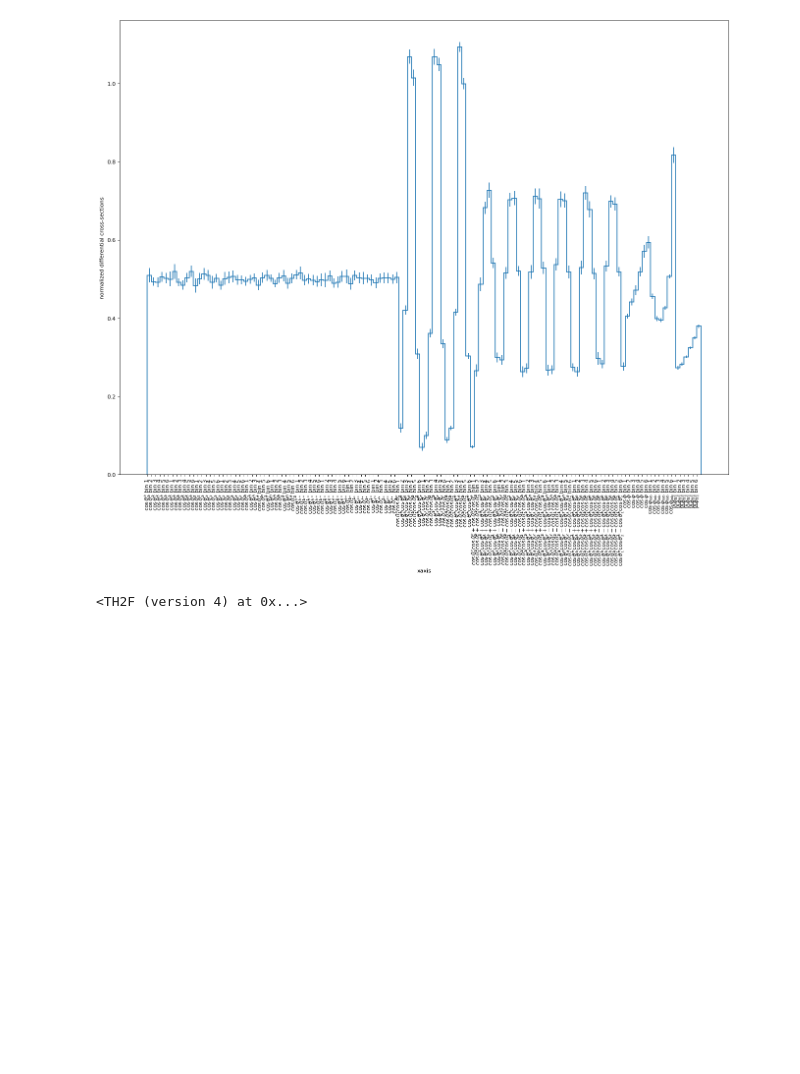
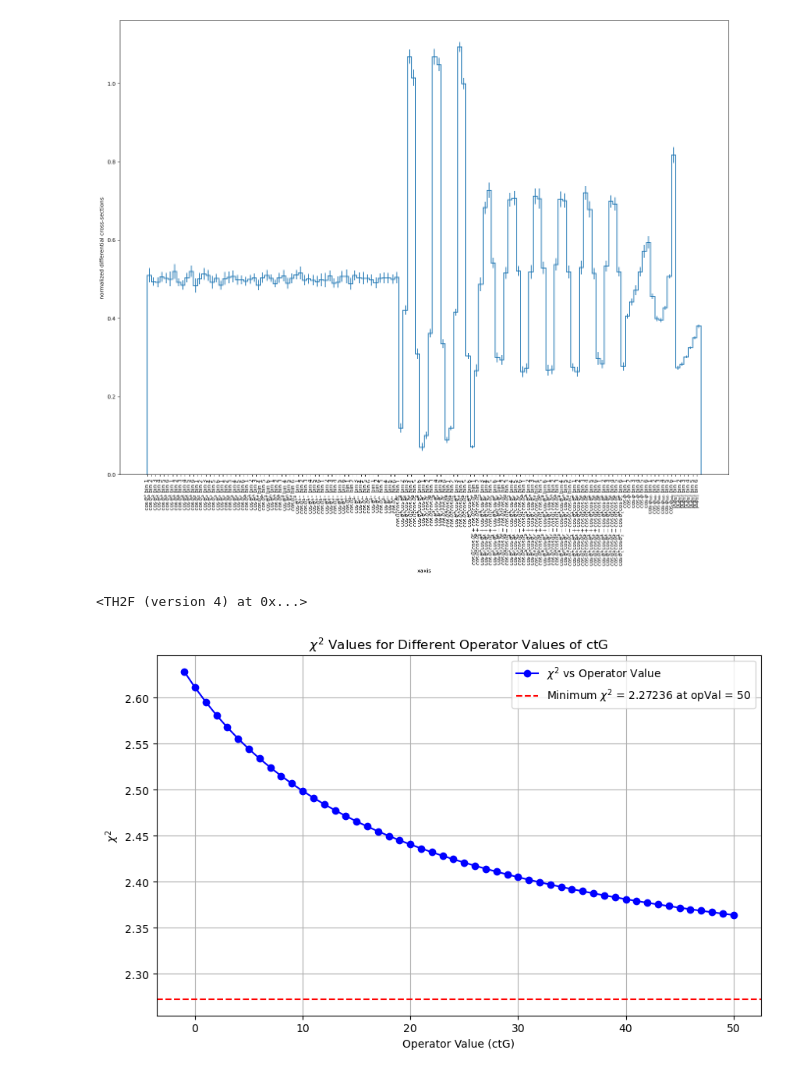
Before and after one commit to holytpk/EFTFitter, a Jupyter notebook: exec/convert_csv_root.ipynb, the cells around one changed output. Cells and saved outputs as stored; diff of their text form; code cells hidden in the pictures; blank space fills up the shorter version.

```diff
--- a/exec/convert_csv_root.ipynb
+++ b/exec/convert_csv_root.ipynb
@@ -337,3 +385,30 @@ file_cov = uproot.open('covariance_matrix/statistical_covariance_matrix.root')
 file_cov['covariance_matrix;1']
 # %% [output]
 <TH2F (version 4) at 0x...>
+# %%
+import matplotlib.pyplot as plt
+
+# Data for operator values and corresponding chi2 values
+op_values = list(range(-1, 51))
+chi2_values = [
+    2.62851, 2.61121, 2.59544, 2.58102, 2.56777, 2.55557, 2.54429, 2.53384, 2.52412, 2.51506,
+    2.50659, 2.49867, 2.49123, 2.48424, 2.47765, 2.47144, 2.46557, 2.46002, 2.45475, 2.44975,
+    2.445, 2.44048, 2.43617, 2.43206, 2.42813, 2.42438, 2.42079, 2.41735, 2.41406, 2.4109,
+    2.40786, 2.40494, 2.40214, 2.39943, 2.39683, 2.39432, 2.39191, 2.38957, 2.38732, 2.38514,
+    2.38303, 2.381, 2.37902, 2.37711, 2.37526, 2.37347, 2.37173, 2.37004, 2.3684, 2.36681,
+    2.36527, 2.36376
+]
+
+# Plot the data
+plt.figure(figsize=(10, 6))
+plt.plot(op_values, chi2_values, marker='o', linestyle='-', color='b', label=r'$\chi^2$ vs Operator Value')
+plt.axhline(y=2.27236, color='r', linestyle='--', label=r'Minimum $\chi^2$ = 2.27236 at opVal = 50')
+plt.xlabel("Operator Value (ctG)")
+plt.ylabel(r"$\chi^2$")
+plt.title(r"$\chi^2$ Values for Different Operator Values of ctG")
+plt.legend()
+plt.grid(True)
+
+plt.savefig("chi2_scan_failure.png")
+# %% [output]
+[figure, added]
```
Also changed, not shown: parts of 4 cells of this notebook, 2 other files.
